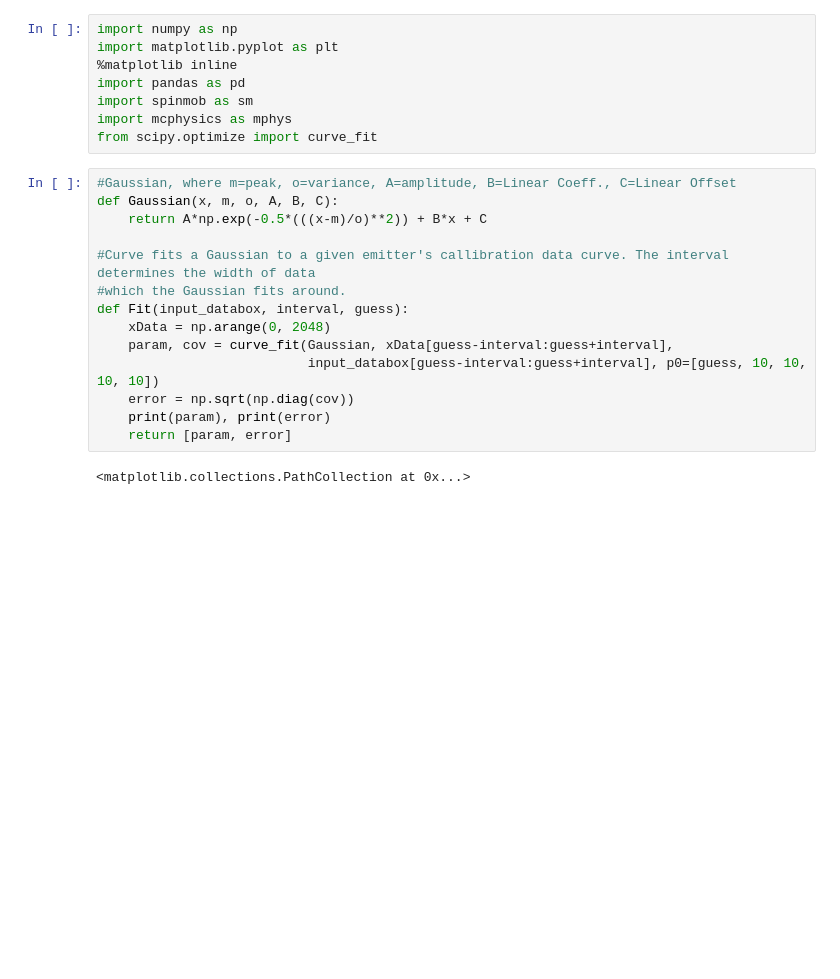
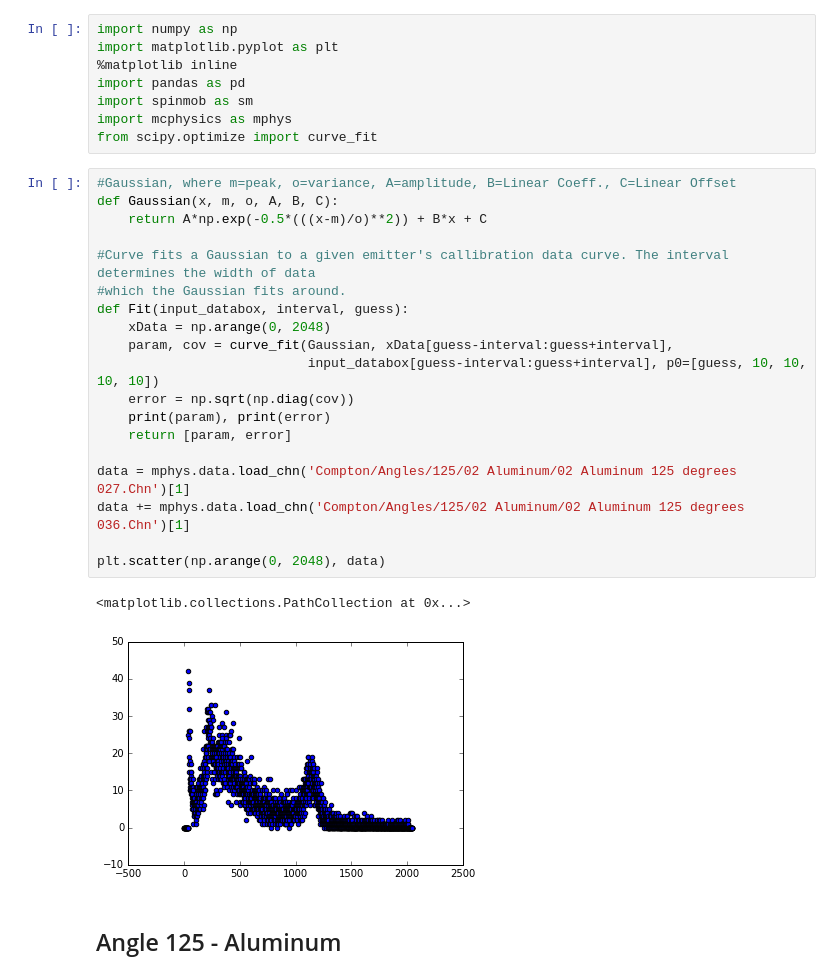
Before and after one commit to jmanlarkin/Compton, a Jupyter notebook: Scattering Fits.ipynb, the cells around one changed output. Drawn from its saved outputs; the diff is of its cells as text; blank space fills up the shorter version.

```diff
--- a/Scattering Fits.ipynb
+++ b/Scattering Fits.ipynb
@@ -6,19 +6,27 @@ import pandas as pd
 import spinmob as sm
 import mcphysics as mphys
 from scipy.optimize import curve_fit
-# %%
-#Gaussian, where m=peak, o=variance, A=amplitude, B=Linear Coeff., C=Linear Offset
-def Gaussian(x, m, o, A, B, C):
-    return A*np.exp(-0.5*(((x-m)/o)**2)) + B*x + C
-
-#Curve fits a Gaussian to a given emitter's callibration data curve. The interval determines the width of data
-#which the Gaussian fits around.
-def Fit(input_databox, interval, guess):
-    xData = np.arange(0, 2048)
-    param, cov = curve_fit(Gaussian, xData[guess-interval:guess+interval],
-                           input_databox[guess-interval:guess+interval], p0=[guess, 10, 10, 10, 10])
-    error = np.sqrt(np.diag(cov))
-    print(param), print(error)
-    return [param, error]
-# %% [output]
-<matplotlib.collections.PathCollection at 0x...>
+# %%
+#Gaussian, where m=peak, o=variance, A=amplitude, B=Linear Coeff., C=Linear Offset
+def Gaussian(x, m, o, A, B, C):
+    return A*np.exp(-0.5*(((x-m)/o)**2)) + B*x + C
+
+#Curve fits a Gaussian to a given emitter's callibration data curve. The interval determines the width of data
+#which the Gaussian fits around.
+def Fit(input_databox, interval, guess):
+    xData = np.arange(0, 2048)
+    param, cov = curve_fit(Gaussian, xData[guess-interval:guess+interval],
+                           input_databox[guess-interval:guess+interval], p0=[guess, 10, 10, 10, 10])
+    error = np.sqrt(np.diag(cov))
+    print(param), print(error)
+    return [param, error]
+
+data = mphys.data.load_chn('Compton/Angles/125/02 Aluminum/02 Aluminum 125 degrees 027.Chn')[1]
+data += mphys.data.load_chn('Compton/Angles/125/02 Aluminum/02 Aluminum 125 degrees 036.Chn')[1]
+
+plt.scatter(np.arange(0, 2048), data)
+# %% [output]
+<matplotlib.collections.PathCollection at 0x...>
+[figure, added]
+# %% [markdown]
+## Angle 125 - Aluminum
```
Also changed, not shown: parts of 1 cell of this notebook, 3 other files.
